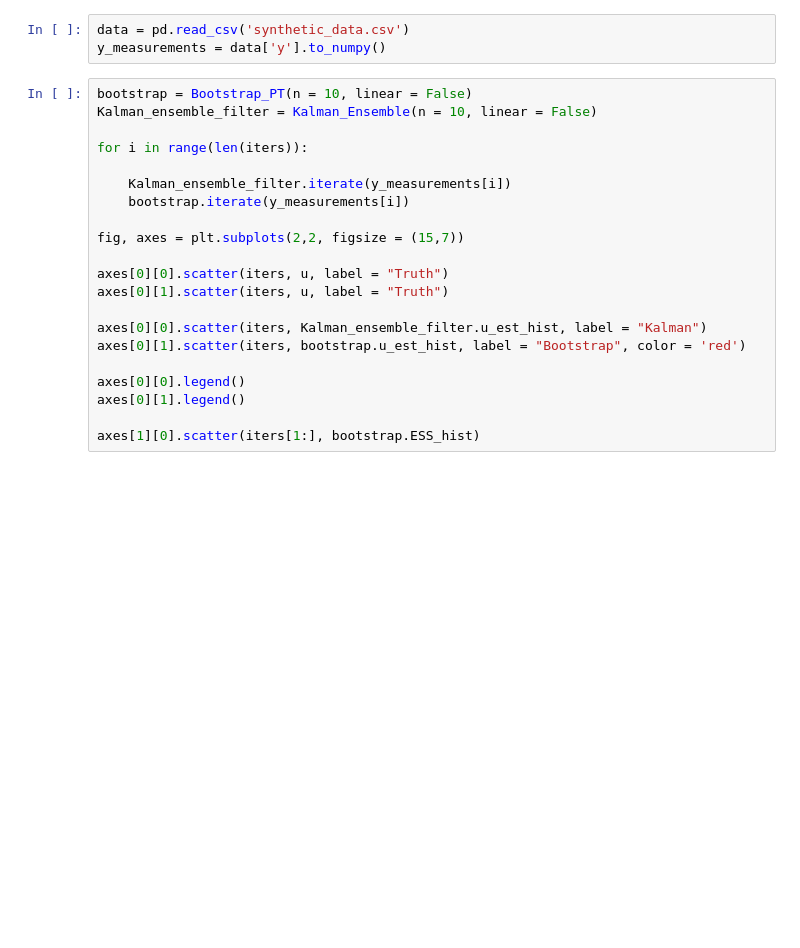
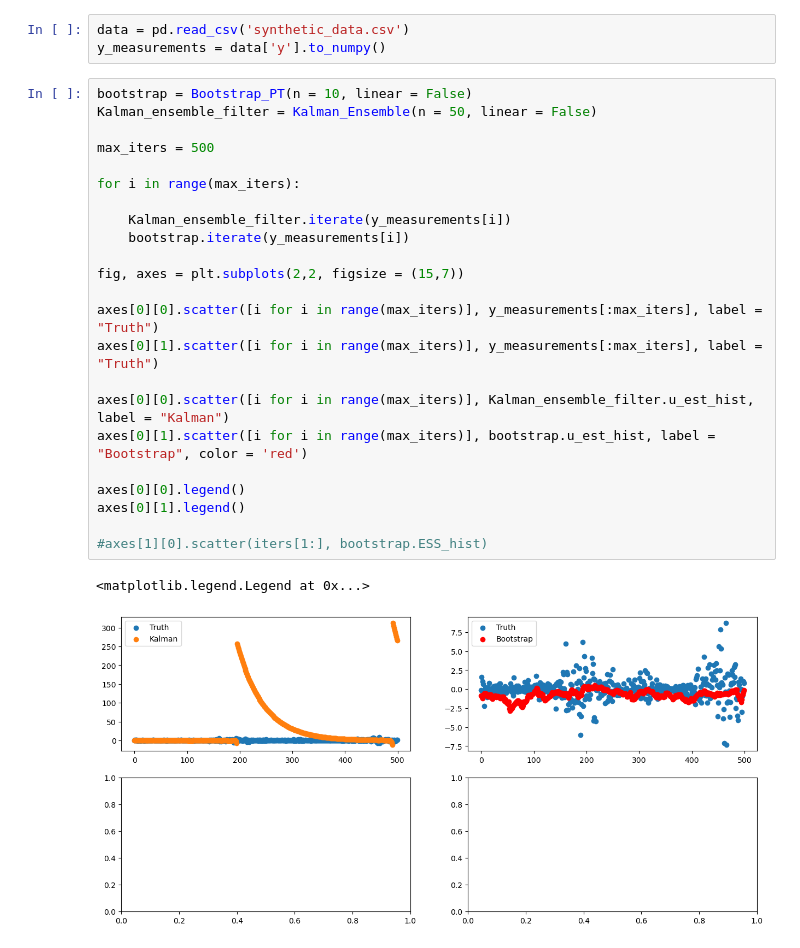
Before and after one commit to mathieusalz/particleFilter, a Jupyter notebook: Nonlinear.ipynb, the cells around one changed output. Cells and saved outputs as stored; diff of their text form; blank space fills up the shorter version.

```diff
--- a/Nonlinear.ipynb
+++ b/Nonlinear.ipynb
@@ -21,22 +21,27 @@ data = pd.read_csv('synthetic_data.csv')
 y_measurements = data['y'].to_numpy()
 # %%
 bootstrap = Bootstrap_PT(n = 10, linear = False)
-Kalman_ensemble_filter = Kalman_Ensemble(n = 10, linear = False)
+Kalman_ensemble_filter = Kalman_Ensemble(n = 50, linear = False)
 
-for i in range(len(iters)):
+max_iters = 500
+
+for i in range(max_iters):
 
     Kalman_ensemble_filter.iterate(y_measurements[i])
     bootstrap.iterate(y_measurements[i])
 
 fig, axes = plt.subplots(2,2, figsize = (15,7))
 
-axes[0][0].scatter(iters, u, label = "Truth")
-axes[0][1].scatter(iters, u, label = "Truth")
+axes[0][0].scatter([i for i in range(max_iters)], y_measurements[:max_iters], label = "Truth")
+axes[0][1].scatter([i for i in range(max_iters)], y_measurements[:max_iters], label = "Truth")
 
-axes[0][0].scatter(iters, Kalman_ensemble_filter.u_est_hist, label = "Kalman")
-axes[0][1].scatter(iters, bootstrap.u_est_hist, label = "Bootstrap", color = 'red')
+axes[0][0].scatter([i for i in range(max_iters)], Kalman_ensemble_filter.u_est_hist, label = "Kalman")
+axes[0][1].scatter([i for i in range(max_iters)], bootstrap.u_est_hist, label = "Bootstrap", color = 'red')
 
 axes[0][0].legend()
 axes[0][1].legend()
 
-axes[1][0].scatter(iters[1:], bootstrap.ESS_hist)
+#axes[1][0].scatter(iters[1:], bootstrap.ESS_hist)
+# %% [output]
+<matplotlib.legend.Legend at 0x...>
+[figure, added]
```
Also changed, not shown: parts of 4 cells of this notebook, 3 other files.
